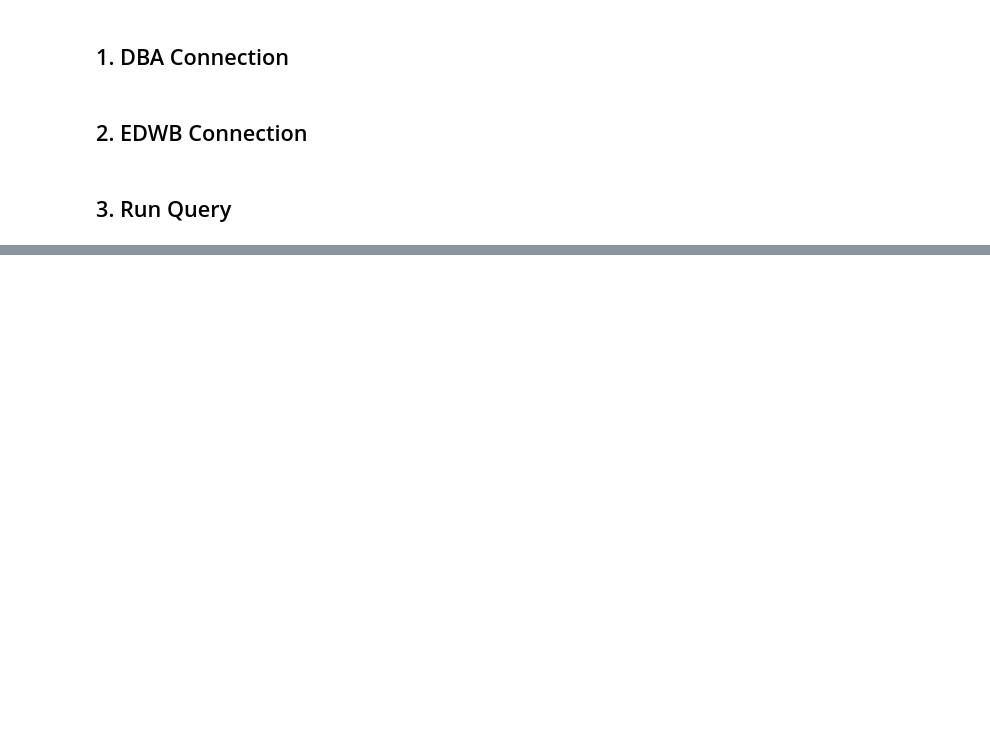
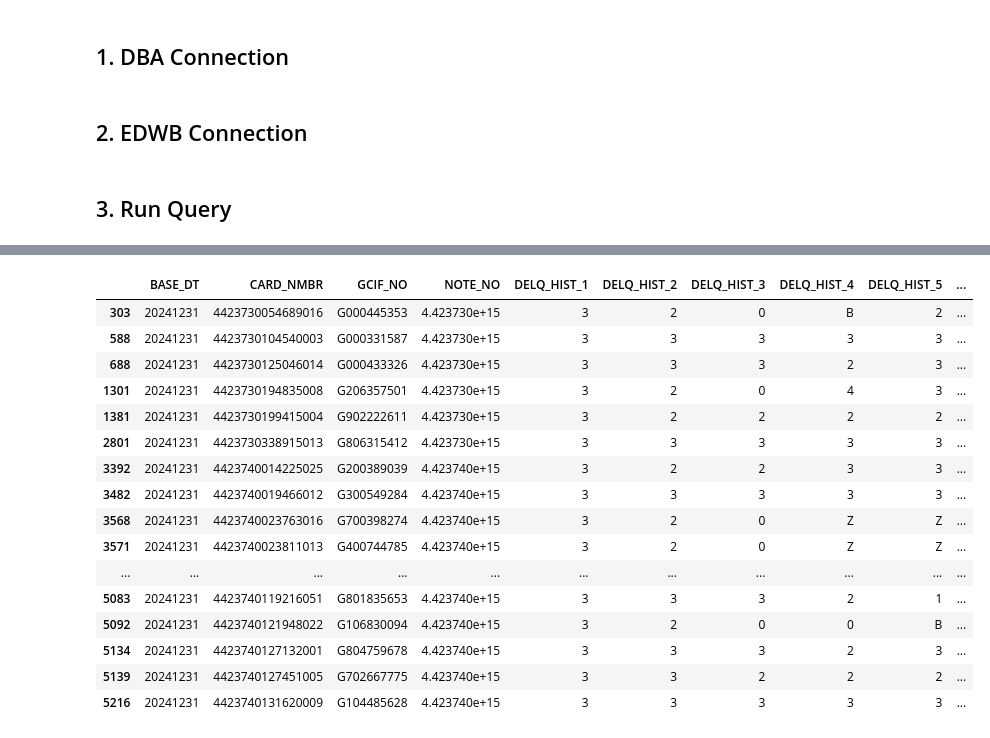
Before and after one commit to Sinxisx/Credit-Card-Analysis, a Jupyter notebook: DB Pull.ipynb, the cells around one changed output, grey strips where cells are left out. Saved outputs shown, nothing was run; the diff lists cells and outputs as text; code cells hidden in the pictures; blank space fills up the shorter version.

```diff
--- a/DB Pull.ipynb
+++ b/DB Pull.ipynb
@@ -299,0 +553,3 @@ Delq/Payment Ratio 20231130 queried successfully
+# %%
+# change base_dt to string
+GCIF_ACCT['BASE_DT'] = GCIF_ACCT['BASE_DT'].astype(str)
@@ -299,0 +609,2 @@ Delq/Payment Ratio 20231130 queried successfully
+# %%
+PRAllJoined = PRAll.merge(GCIF_ACCT, left_on=['BASE_DT','CARD_NMBR'], right_on=['BASE_DT','NOTE_NO'], how='left')
@@ -299,0 +644,9 @@ Delq/Payment Ratio 20231130 queried successfully
+# %%
+PRAllJoined = PRAllJoined[['BASE_DT', 'CARD_NMBR','GCIF_NO', 'NOTE_NO',
+        'DELQ_HIST_1', 'DELQ_HIST_2', 'DELQ_HIST_3',
+       'DELQ_HIST_4', 'DELQ_HIST_5', 'DELQ_HIST_6', 'DELQ_HIST_7',
+       'DELQ_HIST_8', 'DELQ_HIST_9', 'DELQ_HIST_10', 'DELQ_HIST_12',
+       'DELQ_HIST_13', 'DELQ_HIST_14', 'DELQ_HIST_15', 'DELQ_HIST_16',
+       'DELQ_HIST_17', 'DELQ_HIST_18', 'DELQ_HIST_19', 'DELQ_HIST_20',
+       'DELQ_HIST_21', 'DELQ_HIST_22', 'DELQ_HIST_23', 'DELQ_HIST_24',
+       ]]
@@ -299,0 +669,27 @@ Delq/Payment Ratio 20231130 queried successfully
+# %%
+PRAllJoined['INACTIVE'] = PRAllJoined['DELQ_HIST_1'].apply(lambda x: 1 if x=='Z' else None)
+PRAllJoined['MINIMUM_PYMT'] = PRAllJoined['DELQ_HIST_1'].apply(lambda x: 1 if x=='1' else None)
+PRAllJoined['NOTHING_DUE'] = PRAllJoined['DELQ_HIST_1'].apply(lambda x: 1 if x=='0' else None)
+PRAllJoined['FULL_PYMT'] = PRAllJoined['DELQ_HIST_1'].apply(lambda x: 1 if x=='B' else None)
+PRAllJoined['GRACE_PERIOD'] = PRAllJoined['DELQ_HIST_1'].apply(lambda x: 1 if x=='2' else None)
+PRAllJoined['DELINQUENT'] = PRAllJoined['DELQ_HIST_1'].apply(lambda x: 1 if str(x) in '3456789' else None)
+# %%
+PRAllJoined[PRAllJoined['DELQ_HIST_1']=='3'].head(20)
+# %% [output]
+|  | BASE_DT | CARD_NMBR | GCIF_NO | NOTE_NO | DELQ_HIST_1 | DELQ_HIST_2 | DELQ_HIST_3 | DELQ_HIST_4 | DELQ_HIST_5 | ... |
+| 303 | 20241231 | 4423730054689016 | G000445353 | 4.423730e+15 | 3 | 2 | 0 | B | 2 | ... |
+| 588 | 20241231 | 4423730104540003 | G000331587 | 4.423730e+15 | 3 | 3 | 3 | 3 | 3 | ... |
+| 688 | 20241231 | 4423730125046014 | G000433326 | 4.423730e+15 | 3 | 3 | 3 | 2 | 3 | ... |
+| 1301 | 20241231 | 4423730194835008 | G206357501 | 4.423730e+15 | 3 | 2 | 0 | 4 | 3 | ... |
+| 1381 | 20241231 | 4423730199415004 | G902222611 | 4.423730e+15 | 3 | 2 | 2 | 2 | 2 | ... |
+| 2801 | 20241231 | 4423730338915013 | G806315412 | 4.423730e+15 | 3 | 3 | 3 | 3 | 3 | ... |
+| 3392 | 20241231 | 4423740014225025 | G200389039 | 4.423740e+15 | 3 | 2 | 2 | 3 | 3 | ... |
+| 3482 | 20241231 | 4423740019466012 | G300549284 | 4.423740e+15 | 3 | 3 | 3 | 3 | 3 | ... |
+| 3568 | 20241231 | 4423740023763016 | G700398274 | 4.423740e+15 | 3 | 2 | 0 | Z | Z | ... |
+| 3571 | 20241231 | 4423740023811013 | G400744785 | 4.423740e+15 | 3 | 2 | 0 | Z | Z | ... |
+| ... | ... | ... | ... | ... | ... | ... | ... | ... | ... | ... |
+| 5083 | 20241231 | 4423740119216051 | G801835653 | 4.423740e+15 | 3 | 3 | 3 | 2 | 1 | ... |
+| 5092 | 20241231 | 4423740121948022 | G106830094 | 4.423740e+15 | 3 | 2 | 0 | 0 | B | ... |
+| 5134 | 20241231 | 4423740127132001 | G804759678 | 4.423740e+15 | 3 | 3 | 3 | 2 | 3 | ... |
+| 5139 | 20241231 | 4423740127451005 | G702667775 | 4.423740e+15 | 3 | 3 | 2 | 2 | 2 | ... |
+| 5216 | 20241231 | 4423740131620009 | G104485628 | 4.423740e+15 | 3 | 3 | 3 | 3 | 3 | ... |
```
Also changed, not shown: parts of 58 cells of this notebook, 4 other files.
